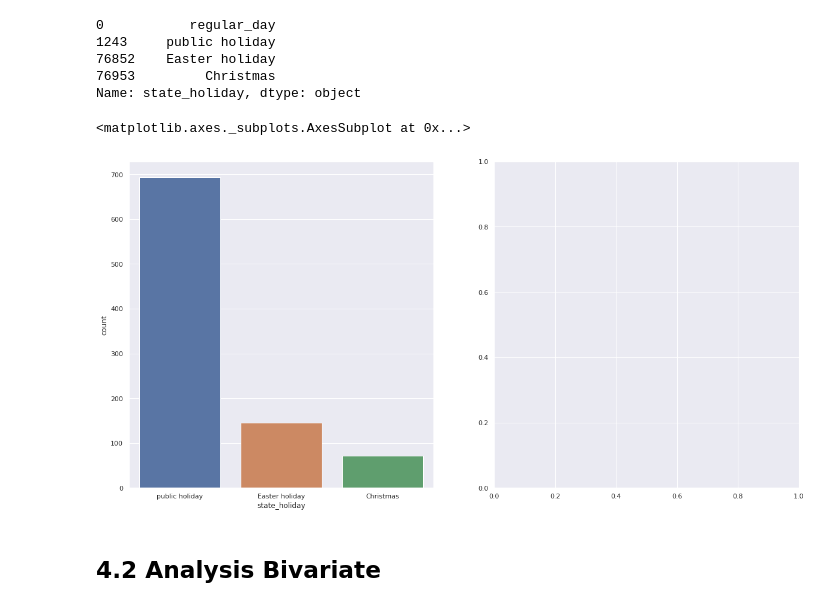
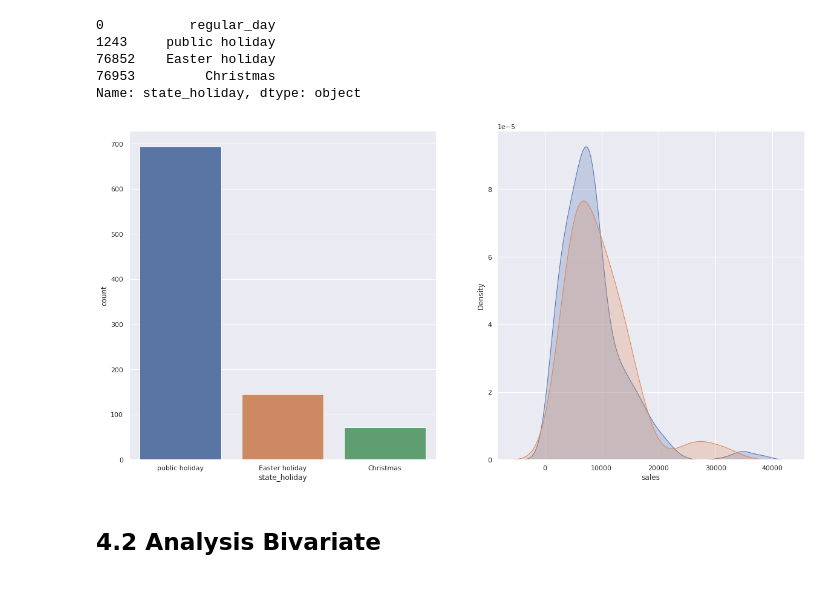
Before and after one commit to brunalimap/Rossmann_Stores, a Jupyter notebook: notebooks/m010_v01_store_sales_prediction.ipynb, the cells around one changed output. Saved outputs shown, nothing was run; the diff lists cells and outputs as text; code cells hidden in the pictures.

```diff
--- a/notebooks/m010_v01_store_sales_prediction.ipynb
+++ b/notebooks/m010_v01_store_sales_prediction.ipynb
@@ -137,11 +133,8 @@ warnings.filterwarnings ('ignore')
 ## 0.2 Loading Data
 # %%
 #Loading datasets
-# df_sales_raw = pd.read_csv('../data/train.csv', low_memory=False)
-# df_store_raw = pd.read_csv('../data/store.csv', low_memory=False)
-
-df_store_raw = pd.read_csv('/content/store.csv', low_memory=False)
-df_sales_raw = pd.read_csv('/content/train.csv', low_memory=False)
+df_sales_raw = pd.read_csv('../data/train.csv', low_memory=False)
+df_store_raw = pd.read_csv('../data/store.csv', low_memory=False)
 
 
 #Merge
@@ -629,15 +622,17 @@ df4['state_holiday'].drop_duplicates()
 Name: state_holiday, dtype: object
 # %%
 #state_holiday
+a = df4[df4['state_holiday'] != 'regular_day']
+
 plt.subplot(1, 2, 1)
-a = df4[df4['state_holiday'] != 'regular_day']
-sns.countplot(a['state_holiday'])
+sns.countplot(a['state_holiday']);
 
 plt.subplot(1, 2, 2)
-sns.kdeplot(df4[df4['state_holiday'] == 'public_holiday']['sales'], label='public_holiday', shade=True)
+sns.kdeplot(df4[df4['state_holiday'] == 'public holiday']['sales'], label='public_holiday', shade=True);
+sns.kdeplot(df4[df4['state_holiday'] == 'easter holiday']['sales'],label = 'easter_holiday',shade = True);
+sns.kdeplot(df4[df4['state_holiday'] == 'Christmas']['sales'],label = 'Christmas',shade = True);
 # %% [output]
-<matplotlib.axes._subplots.AxesSubplot at 0x...>
-[figure, old version]
+[figure, new version]
 # %% [markdown]
 ## 4.2 Analysis Bivariate
 # %% [markdown]
```
Also changed, not shown: parts of 6 cells of this notebook.
